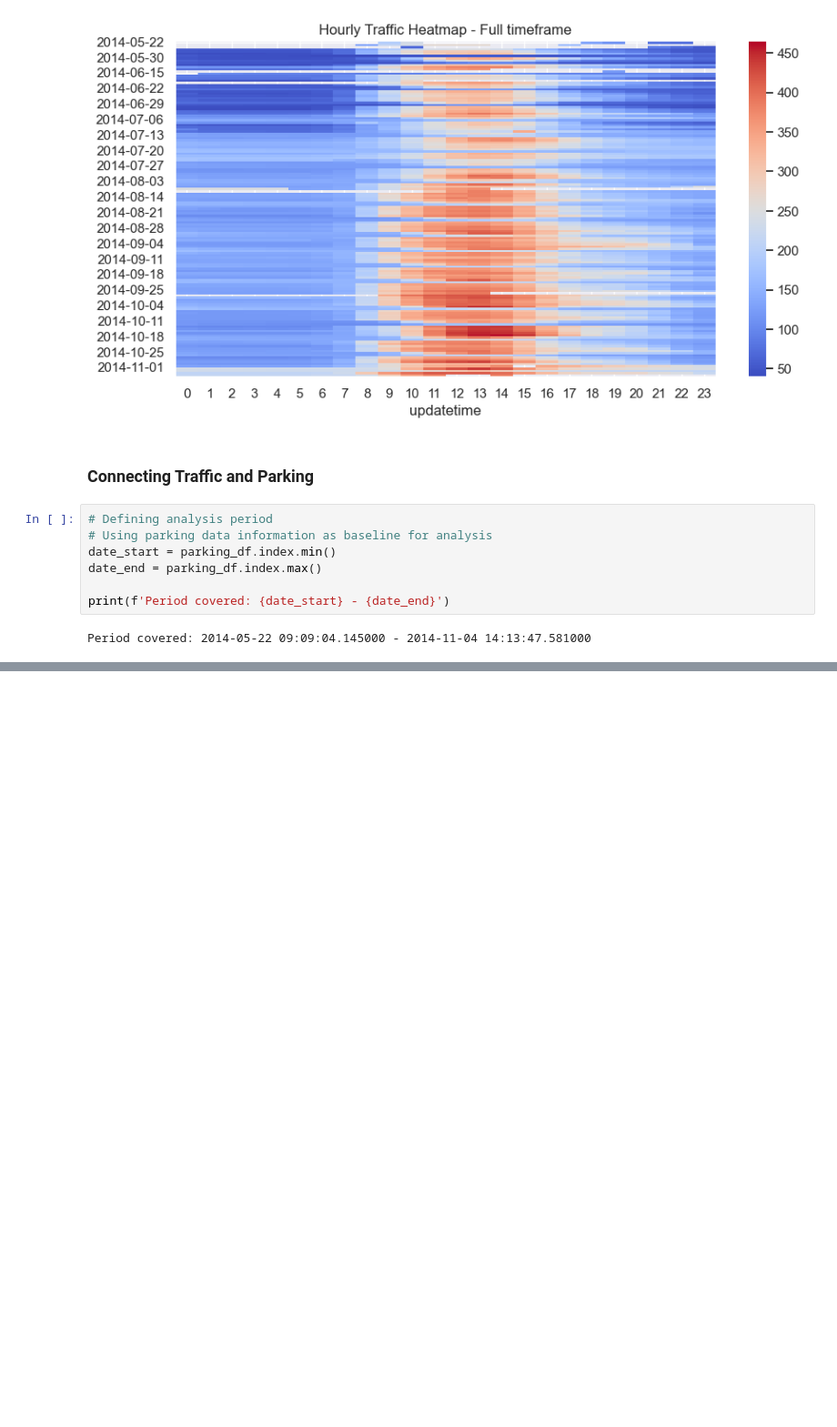
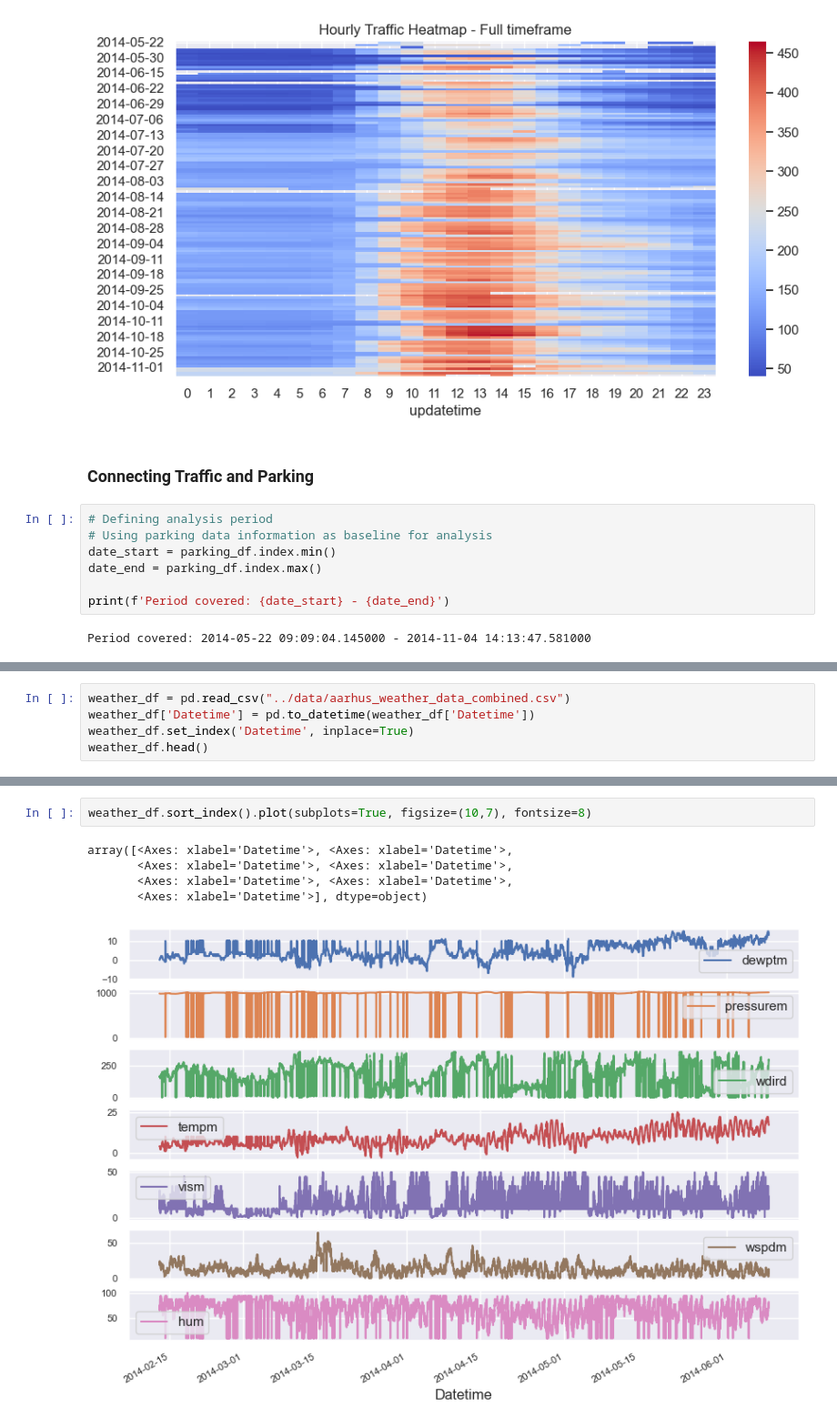
Before and after one commit to victorhg/aai-530-final-project, a Jupyter notebook: analysis/EDA_smart_city.ipynb, the cells around one changed output, grey strips where cells are left out. Shown at 91% size. Saved outputs shown, nothing was run; the diff lists cells and outputs as text; blank space fills up the shorter version.

Commit message:
correlations weather

```diff
--- a/analysis/EDA_smart_city.ipynb
+++ b/analysis/EDA_smart_city.ipynb
@@ -254,0 +257,5 @@ plt.show()
+# %%
+weather_df = pd.read_csv("../data/aarhus_weather_data_combined.csv")
+weather_df['Datetime'] = pd.to_datetime(weather_df['Datetime'])
+weather_df.set_index('Datetime', inplace=True)
+weather_df.head()
@@ -254,0 +270,8 @@ plt.show()
+# %%
+weather_df.sort_index().plot(subplots=True, figsize=(10,7), fontsize=8)
+# %% [output]
+array([<Axes: xlabel='Datetime'>, <Axes: xlabel='Datetime'>,
+       <Axes: xlabel='Datetime'>, <Axes: xlabel='Datetime'>,
+       <Axes: xlabel='Datetime'>, <Axes: xlabel='Datetime'>,
+       <Axes: xlabel='Datetime'>], dtype=object)
+[figure, added]
```
Also changed, not shown: parts of 10 cells of this notebook, 1 other file.
